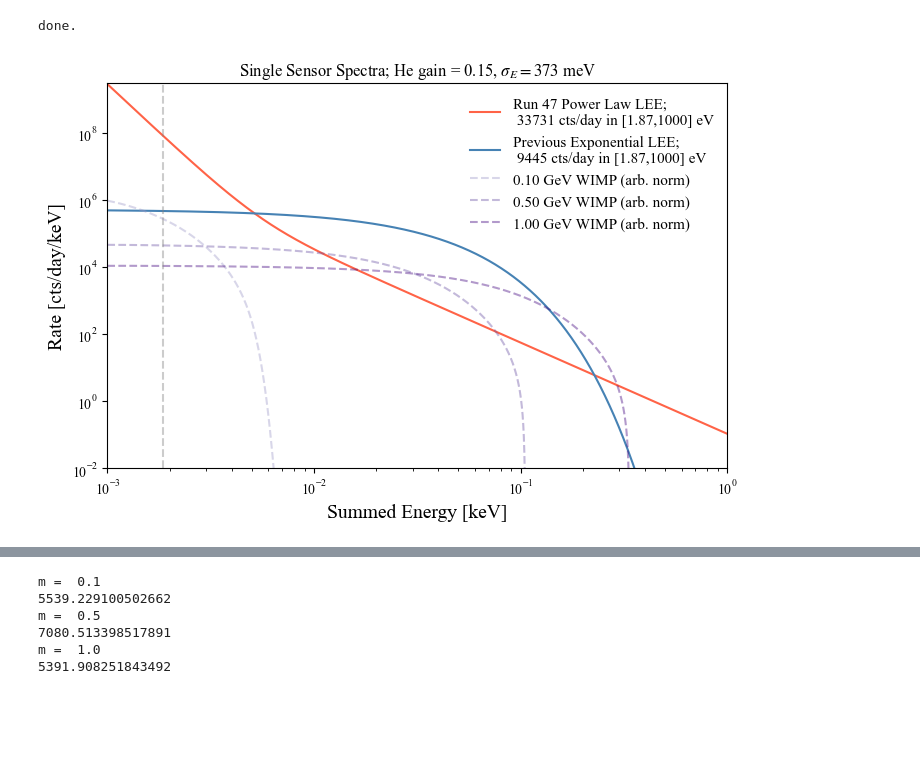
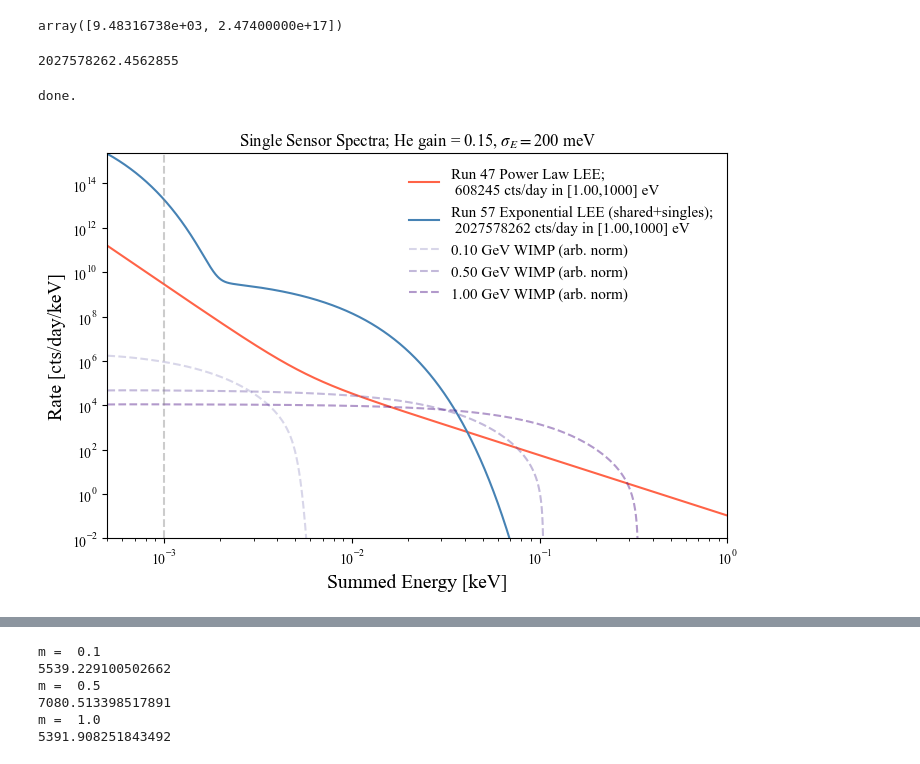
Before and after one commit to spice-herald/DarkLim, a Jupyter notebook: examples/compare_LEE.ipynb, the cells around one changed output, grey strips where cells are left out. Cells and saved outputs as stored; diff of their text form; code cells hidden in the pictures; blank space fills up the shorter version.

```diff
--- a/examples/compare_LEE.ipynb
+++ b/examples/compare_LEE.ipynb
@@ -40,16 +77,23 @@ he_gain = 0.15
 tm = 'He'
 m_dms = np.array([0.1,0.5,1])
 
-energy_res = 0.373e-3 # energy resolution in keV
+energy_res = 0.200e-3 # energy resolution in keV
 threshold = 5*energy_res
+# %%
+lee_pars['57_shared_expo1']
+# %% [output]
+array([9.48316738e+03, 2.47400000e+17])
 # %%
-# bkg and signal shapes
+#
 
-# two LEEs:
 power_pdf = lambda x: power_bkgd(x,1.4e-8, 5.77)+power_bkgd(x,0.107, 2.72)
-expo_pdf = lambda x: darklim.sensitivity.n_fold_lee(x,m=1,n=1,e0=0.020,R=0.12,w=100e-6)
 
-e_low, e_high = 1e-3, 1.0
+# run 57 expo LEE
+expo_pdf = lambda x: expo_bkg(x, *lee_pars['57_shared_expo1']) \
+                    + expo_bkg(x, *lee_pars['57_shared_expo2']) \
+                    + expo_bkg(x, *lee_pars['57_singles_expo1'])
+
+e_low, e_high = 5e-4, 1.0
 en_interp = np.geomspace(e_low,e_high, num=10000)
 
 power_rate = pdf_integral(power_pdf,threshold,e_high,10000)
@@ -60,47 +104,52 @@ drdefunction = [ lambda x,m: darklim.sensitivity.drde_wimp_obs( x, m, sigma0, tm
 
 wimpe_low, wimpe_high = 1e-4, 1.0
 wimp_en_interp = np.geomspace(wimpe_low,wimpe_high, num=10000)
+
+print(expo_rate)
+# %% [output]
+2027578262.4562855
 # %%
+###
+
+plot_wimp=True
+
 fig, ax = plt.subplots(1,figsize=(8,5))
-
 
 n_lines = len(m_dms)
 #cmaps = ['Blues','Oranges','Greens']
 cmap = matplotlib.colormaps['Purples']
 wimpcolors = cmap(np.linspace(0.5, 1, n_lines))
-
-
 
 ###################################################################
 
 plt.plot(en_interp,power_pdf(en_interp),lw=1.5,color='tomato',
          label='Run 47 Power Law LEE;\n {:.0f} cts/day in [{:.2f},{:.0f}] eV'.format(power_rate,threshold*1e3,e_high*1e3))
 
 plt.plot(en_interp,expo_pdf(en_interp),lw=1.5,color='steelblue',
-         label='Previous Exponential LEE;\n {:.0f} cts/day in [{:.2f},{:.0f}] eV'.format(expo_rate,threshold*1e3,e_high*1e3))
+         label='Run 57 Exponential LEE (shared+singles);\n {:.0f} cts/day in [{:.2f},{:.0f}] eV'.format(expo_rate,threshold*1e3,e_high*1e3))
 
 # plot WIMP shapes for comparison - note these have He gain and energy resolution for a single device applied
-for ii, mass in enumerate(m_dms):
-    init_rate = drdefunction[ii](wimp_en_interp,mass)
-    smeared_rate = darklim.limit.gauss_smear(wimp_en_interp, init_rate, np.sqrt(n_devices)*energy_res)
-    #plt.plot(en_interp,init_rate)
-    plt.plot(wimp_en_interp,smeared_rate,
-             ls='--', color=wimpcolors[ii],alpha=0.4,
-             label='{:.2f} GeV WIMP (arb. norm)'.format(mass))
+if plot_wimp:
+    for ii, mass in enumerate(m_dms):
+        init_rate = drdefunction[ii](wimp_en_interp,mass)
+        smeared_rate = darklim.limit.gauss_smear(wimp_en_interp, init_rate, np.sqrt(n_devices)*energy_res)
+        plt.plot(wimp_en_interp,smeared_rate,
+                 ls='--', color=wimpcolors[ii],alpha=0.4,
+                 label='{:.2f} GeV WIMP (arb. norm)'.format(mass))
 
 ax.axvline(threshold,ls='--',color='grey',alpha=0.4)
 
 ax.set_xlim(e_low,e_high)
 ax.set_xscale('log')
 ax.set_ylim(1e-2,None)
 ax.set_yscale('log')
 #ax.legend(loc='upper right', title='{:d} Total Devices\nCoincidence Level:'.format(m), frameon=False,ncol=1,fontsize=13,title_fontsize=15)
 #ax.legend(loc='upper right', title='{:0.1e} keV threshold in each device'.format(threshold),ncol=2)
 ax.legend(loc='upper right', frameon=False,ncol=1,fontsize=11)
 ax.set_xlabel('Summed Energy [keV]',fontsize=14)
 ax.set_ylabel('Rate [cts/day/keV]',fontsize=14)
-ax.set_title(r'Single Sensor Spectra; He gain = 0.15, $\sigma_E=373$ meV')
+ax.set_title(r'Single Sensor Spectra; He gain = {:0.2f}, $\sigma_E=${:0.0f} meV'.format(he_gain,energy_res*1e6))
 print('done.')
 # %% [output]
 done.
-[figure, old version]
+[figure, new version]
```
Also changed, not shown: parts of 3 cells of this notebook, 1 other file.
